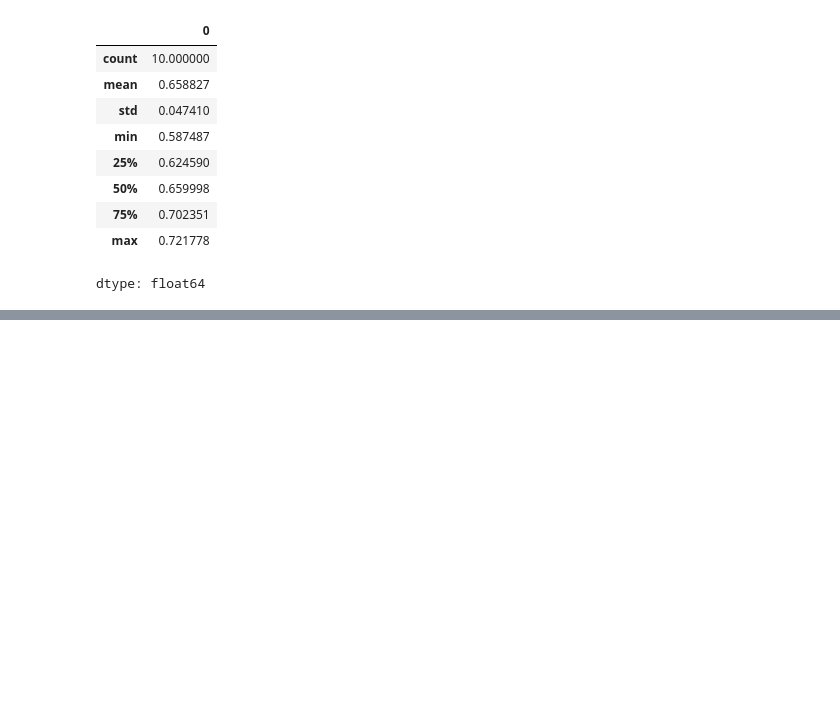
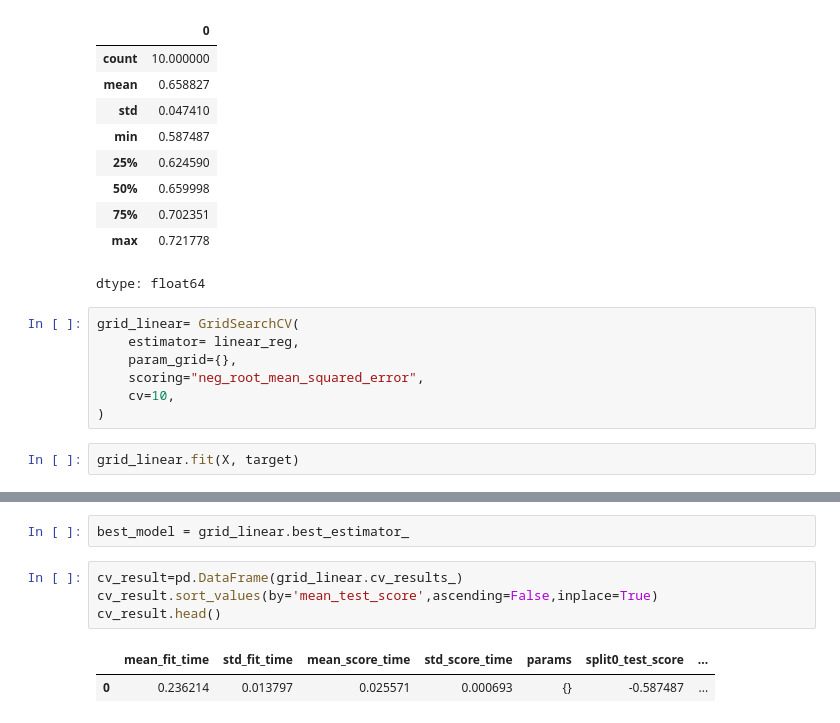
Before and after one commit to mt508/machine-learning-, a Jupyter notebook: Earthquack_predictions.ipynb, the cells around one changed output, grey strips where cells are left out. Drawn from its saved outputs; the diff is of its cells as text; blank space fills up the shorter version.

```diff
--- a/Earthquack_predictions.ipynb
+++ b/Earthquack_predictions.ipynb
@@ -435,3 +458,12 @@ pd.Series(rmse_linear).describe()
 | 75% | 0.702351 |
 | max | 0.721778 |
 dtype: float64
+# %%
+grid_linear= GridSearchCV(
+    estimator= linear_reg,
+    param_grid={},
+    scoring="neg_root_mean_squared_error",
+    cv=10,
+)
+# %%
+grid_linear.fit(X, target)
@@ -437,0 +488,9 @@ dtype: float64
+# %%
+best_model = grid_linear.best_estimator_
+# %%
+cv_result=pd.DataFrame(grid_linear.cv_results_)
+cv_result.sort_values(by='mean_test_score',ascending=False,inplace=True)
+cv_result.head()
+# %% [output]
+|  | mean_fit_time | std_fit_time | mean_score_time | std_score_time | params | split0_test_score | ... |
+| 0 | 0.236214 | 0.013797 | 0.025571 | 0.000693 | {} | -0.587487 | ... |
```
Also changed, not shown: parts of 12 cells of this notebook.
